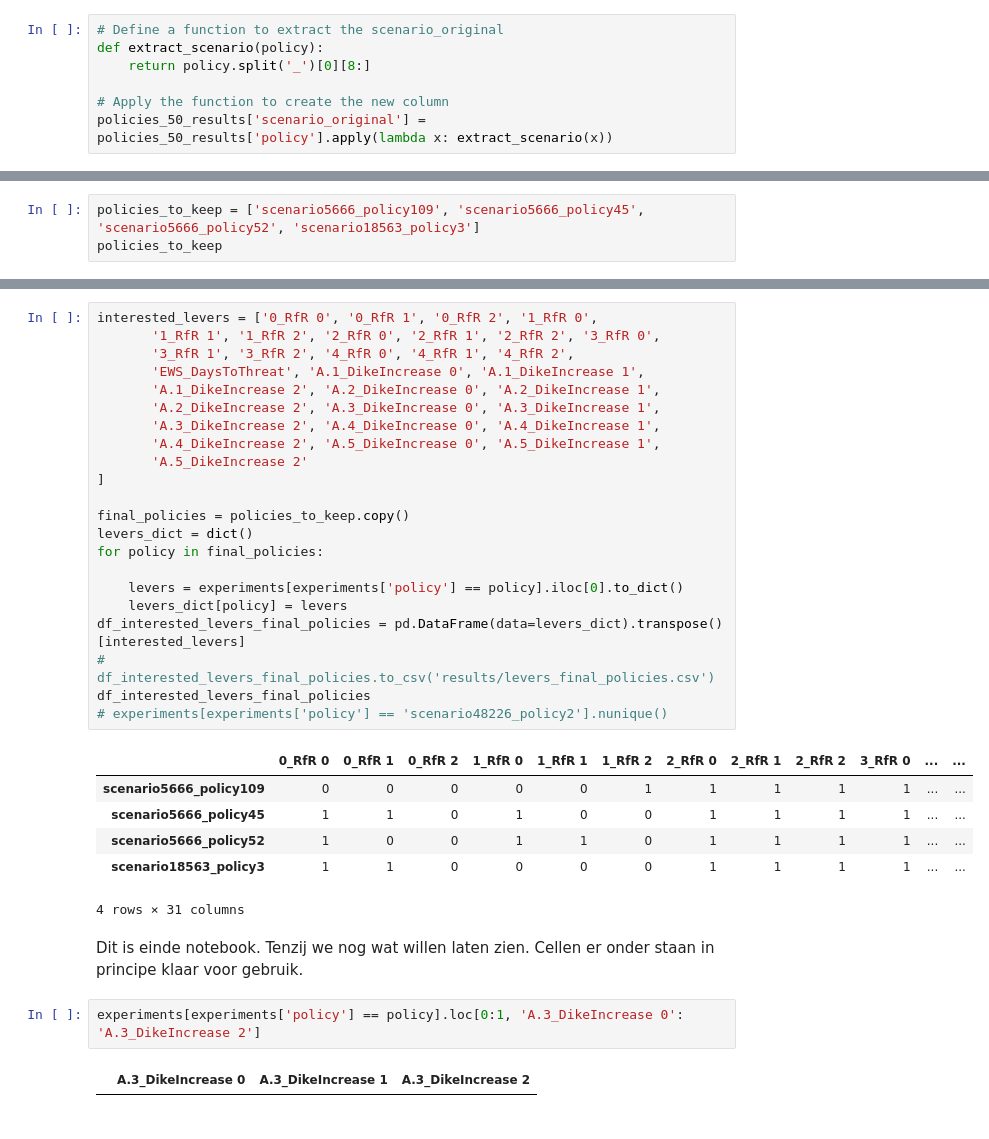
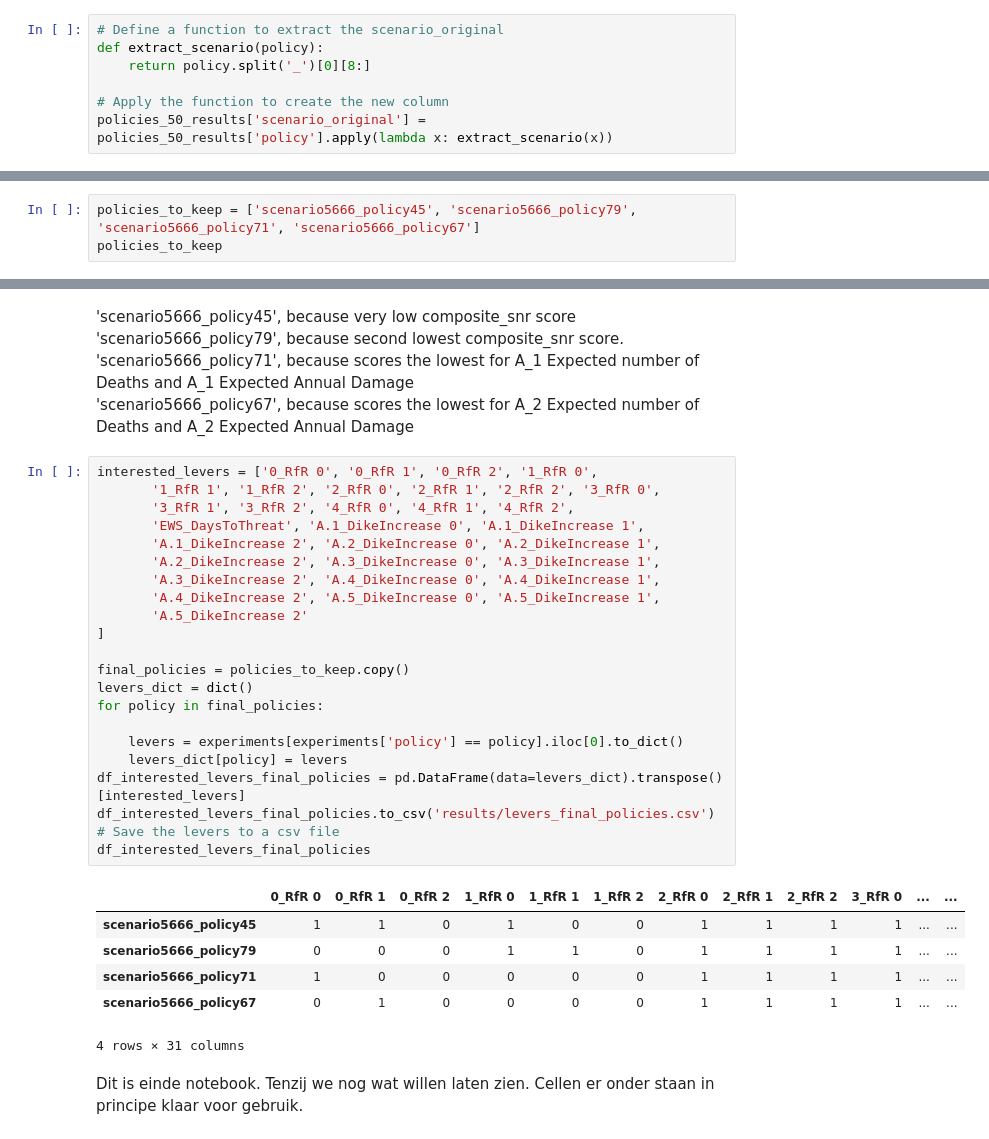
Before and after one commit to pherfkens/PROJECT_MBDM_GROUP1, a Jupyter notebook: final assignment/robustness_testing.ipynb, the cells around one changed output, grey strips where cells are left out. Cells and saved outputs as stored; diff of their text form.

```diff
--- a/final assignment/robustness_testing.ipynb
+++ b/final assignment/robustness_testing.ipynb
@@ -367,4 +367,4 @@ snr_scores_df_top_20.sort_values(by='composite_snr', ascending=True).head()
 # %%
-policies_to_keep = ['scenario5666_policy109', 'scenario5666_policy45', 'scenario5666_policy52', 'scenario18563_policy3']
+policies_to_keep = ['scenario5666_policy45', 'scenario5666_policy79', 'scenario5666_policy71', 'scenario5666_policy67']
 policies_to_keep
 # %% [output]
@@ -409,35 +375,36 @@ experiments
+# %% [markdown]
+
+'scenario5666_policy45', because very low composite_snr score
+'scenario5666_policy79', because second lowest composite_snr score.
+'scenario5666_policy71', because scores the lowest for A_1 Expected number of Deaths and A_1 Expected Annual Damage
+'scenario5666_policy67', because scores the lowest for A_2 Expected number of Deaths and A_2 Expected Annual Damage
 # %%
 interested_levers = ['0_RfR 0', '0_RfR 1', '0_RfR 2', '1_RfR 0',
        '1_RfR 1', '1_RfR 2', '2_RfR 0', '2_RfR 1', '2_RfR 2', '3_RfR 0',
        '3_RfR 1', '3_RfR 2', '4_RfR 0', '4_RfR 1', '4_RfR 2',
        'EWS_DaysToThreat', 'A.1_DikeIncrease 0', 'A.1_DikeIncrease 1',
        'A.1_DikeIncrease 2', 'A.2_DikeIncrease 0', 'A.2_DikeIncrease 1',
        'A.2_DikeIncrease 2', 'A.3_DikeIncrease 0', 'A.3_DikeIncrease 1',
        'A.3_DikeIncrease 2', 'A.4_DikeIncrease 0', 'A.4_DikeIncrease 1',
        'A.4_DikeIncrease 2', 'A.5_DikeIncrease 0', 'A.5_DikeIncrease 1',
        'A.5_DikeIncrease 2'
 ]
 
 final_policies = policies_to_keep.copy()
 levers_dict = dict()
 for policy in final_policies:
 
     levers = experiments[experiments['policy'] == policy].iloc[0].to_dict()
     levers_dict[policy] = levers
 df_interested_levers_final_policies = pd.DataFrame(data=levers_dict).transpose()[interested_levers]
-# df_interested_levers_final_policies.to_csv('results/levers_final_policies.csv')
+df_interested_levers_final_policies.to_csv('results/levers_final_policies.csv') # Save the levers to a csv file
 df_interested_levers_final_policies
-# experiments[experiments['policy'] == 'scenario48226_policy2'].nunique()
 # %% [output]
 |  | 0_RfR 0 | 0_RfR 1 | 0_RfR 2 | 1_RfR 0 | 1_RfR 1 | 1_RfR 2 | 2_RfR 0 | 2_RfR 1 | 2_RfR 2 | 3_RfR 0 | ... | ... |
-| scenario5666_policy109 | 0 | 0 | 0 | 0 | 0 | 1 | 1 | 1 | 1 | 1 | ... | ... |
 | scenario5666_policy45 | 1 | 1 | 0 | 1 | 0 | 0 | 1 | 1 | 1 | 1 | ... | ... |
-| scenario5666_policy52 | 1 | 0 | 0 | 1 | 1 | 0 | 1 | 1 | 1 | 1 | ... | ... |
-| scenario18563_policy3 | 1 | 1 | 0 | 0 | 0 | 0 | 1 | 1 | 1 | 1 | ... | ... |
+| scenario5666_policy79 | 0 | 0 | 0 | 1 | 1 | 0 | 1 | 1 | 1 | 1 | ... | ... |
+| scenario5666_policy71 | 1 | 0 | 0 | 0 | 0 | 0 | 1 | 1 | 1 | 1 | ... | ... |
+| scenario5666_policy67 | 0 | 1 | 0 | 0 | 0 | 0 | 1 | 1 | 1 | 1 | ... | ... |
 4 rows × 31 columns
 # %% [markdown]
 Dit is einde notebook. Tenzij we nog wat willen laten zien. Cellen er onder staan in principe klaar voor gebruik.
-# %%
-experiments[experiments['policy'] == policy].loc[0:1, 'A.3_DikeIncrease 0': 'A.3_DikeIncrease 2']
-# %% [output]
-|  | A.3_DikeIncrease 0 | A.3_DikeIncrease 1 | A.3_DikeIncrease 2 |
```
Also changed, not shown: parts of 27 cells of this notebook, 2 other files.
